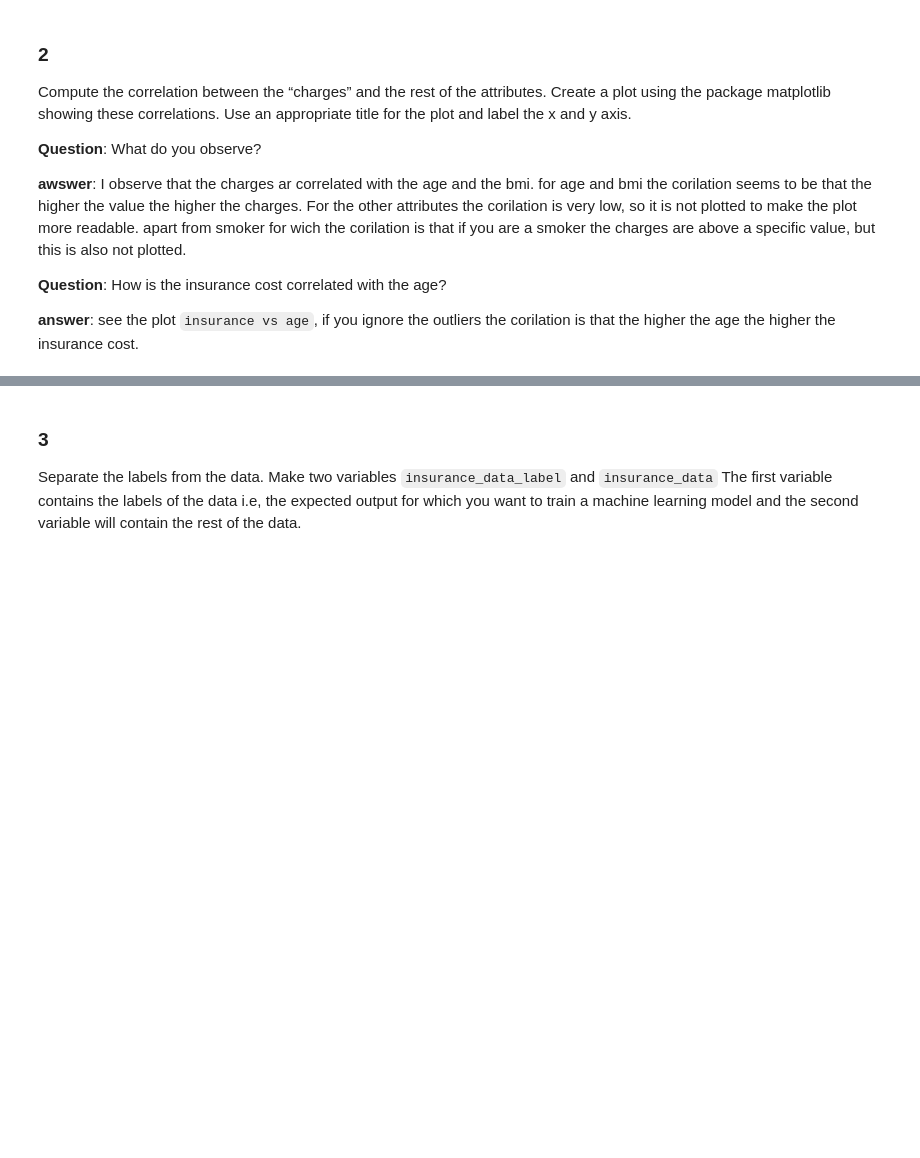
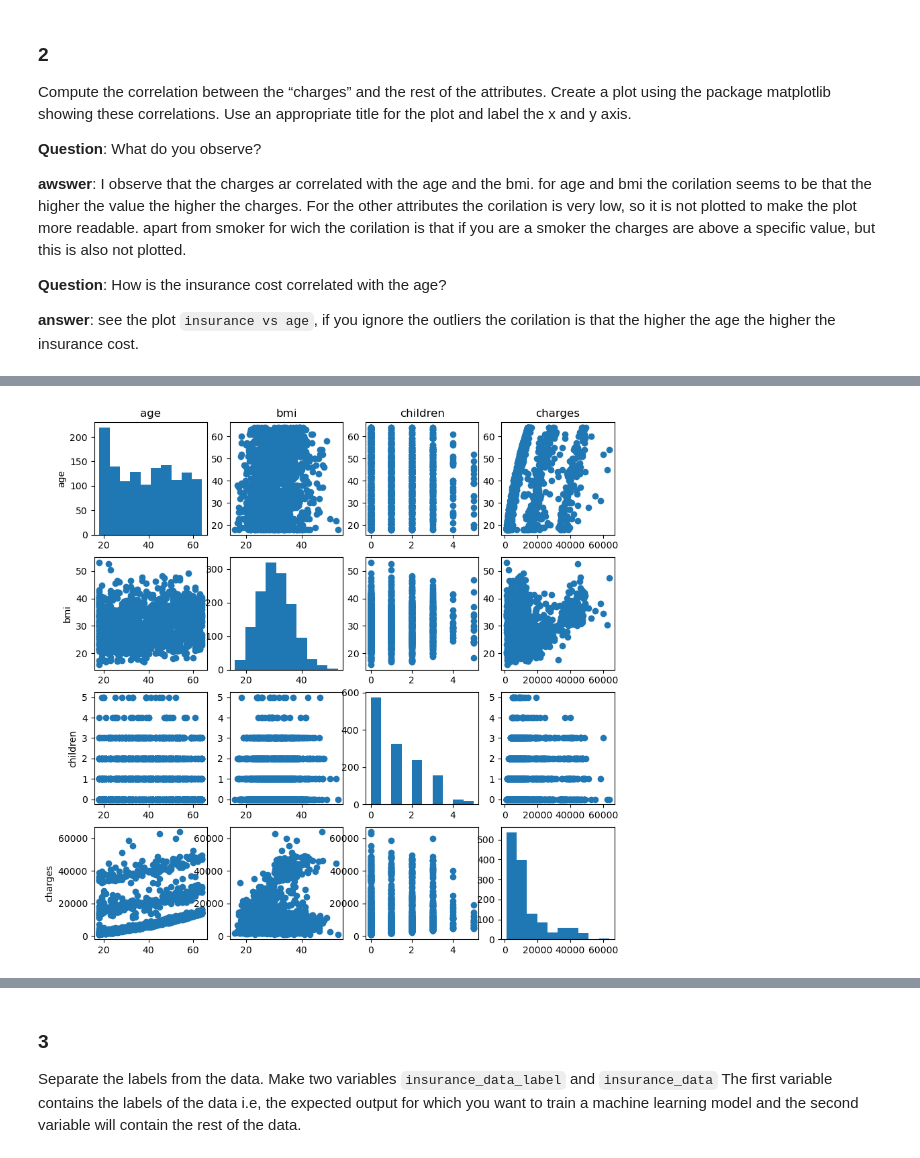
Before and after one commit to lucanatorvs/Applied_Artificial_Intelligence_Lab, a Jupyter notebook: 1/lab1.ipynb, the cells around one changed output, grey strips where cells are left out. Saved outputs shown, nothing was run; the diff lists cells and outputs as text; code cells hidden in the pictures; blank space fills up the shorter version.

Commit message:
improve correlation_matrix, add all outputs

```diff
--- a/1/lab1.ipynb
+++ b/1/lab1.ipynb
@@ -264,11 +345,19 @@ ax.set_yticklabels(correlation_matrix.columns);
 # %%
 # plot the correlation matrix as plots in a grid age, bmi, children, charges
 fig, ax = plt.subplots(4, 4, figsize=(10, 10))
+# print hystogram for the diagonal and scatter plots for the off diagonal and label the plots on the edges
 for i in range(4):
     for j in range(4):
-        ax[i, j].scatter(df.iloc[:, i], df.iloc[:, j])
-        ax[i, j].set_xlabel(df.columns[i])
-        ax[i, j].set_ylabel(df.columns[j])
+        if i == j:
+            ax[i, j].hist(df[correlation_matrix.columns[i]])
+        else:
+            ax[i, j].scatter(df[correlation_matrix.columns[j]], df[correlation_matrix.columns[i]])
+        if i == 0:
+            ax[i, j].set_title(correlation_matrix.columns[j])
+        if j == 0:
+            ax[i, j].set_ylabel(correlation_matrix.columns[i])
+# %% [output]
+[figure, added]
 # %%
 fig, ax = plt.subplots()
 
```
Also changed, not shown: parts of 18 cells of this notebook.
